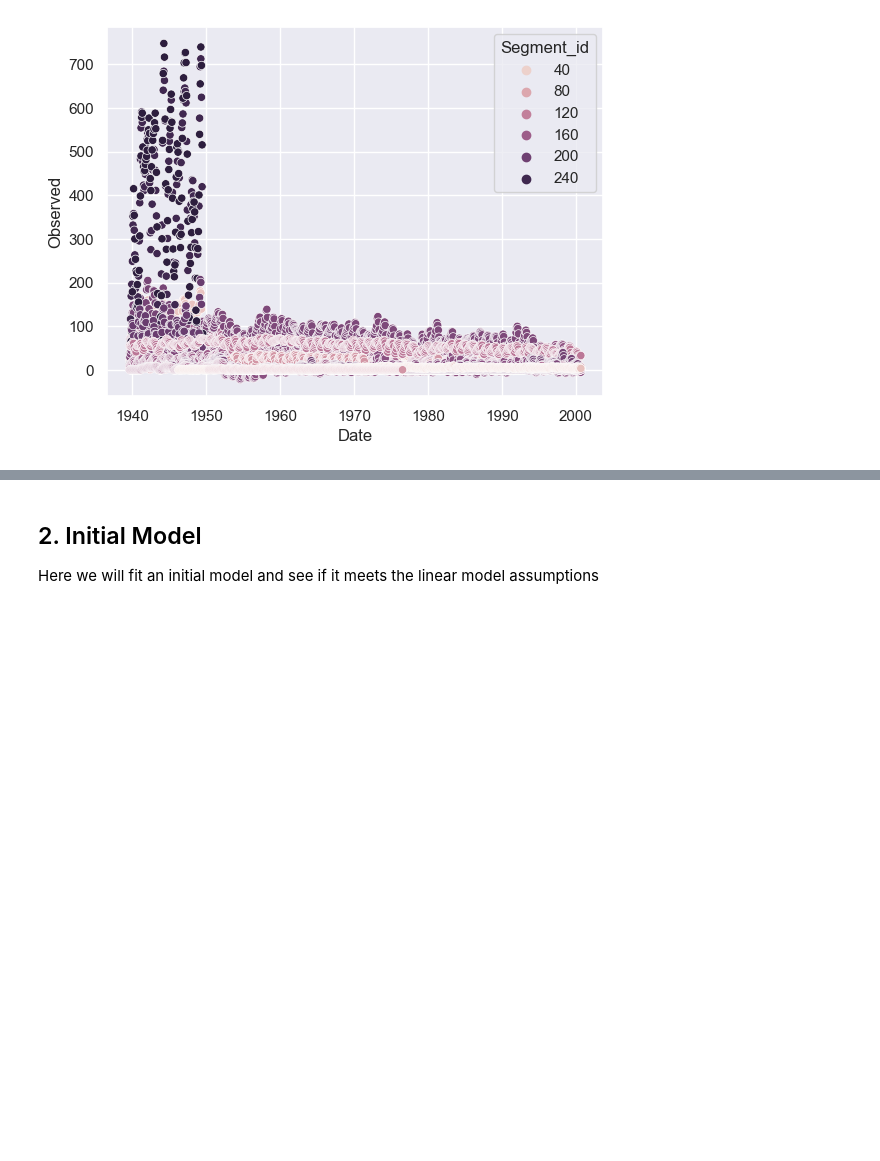
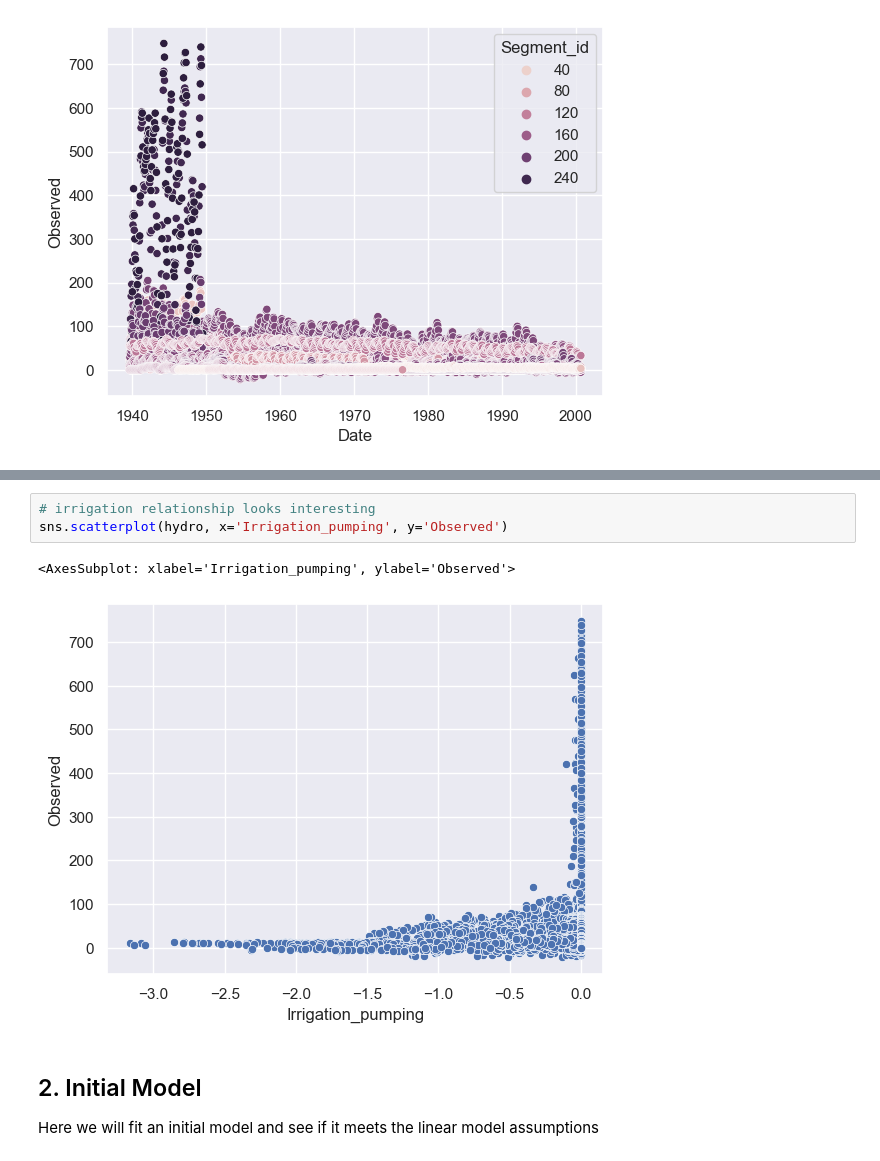
Before and after one commit to sethbeckett/cs6830_project6, a Jupyter notebook: project6.ipynb, the cells around one changed output, grey strips where cells are left out. Drawn from its saved outputs; the diff is of its cells as text; blank space fills up the shorter version.

```diff
--- a/project6.ipynb
+++ b/project6.ipynb
@@ -57,3 +65,9 @@ fig, axs = plt.subplots(3, 2)
+# %%
+# irrigation relationship looks interesting
+sns.scatterplot(hydro, x='Irrigation_pumping', y='Observed')
+# %% [output]
+<AxesSubplot: xlabel='Irrigation_pumping', ylabel='Observed'>
+[figure, added]
 # %% [markdown]
 ## 2. Initial Model
 Here we will fit an initial model and see if it meets the linear model assumptions
```
Also changed, not shown: parts of 14 cells of this notebook.
